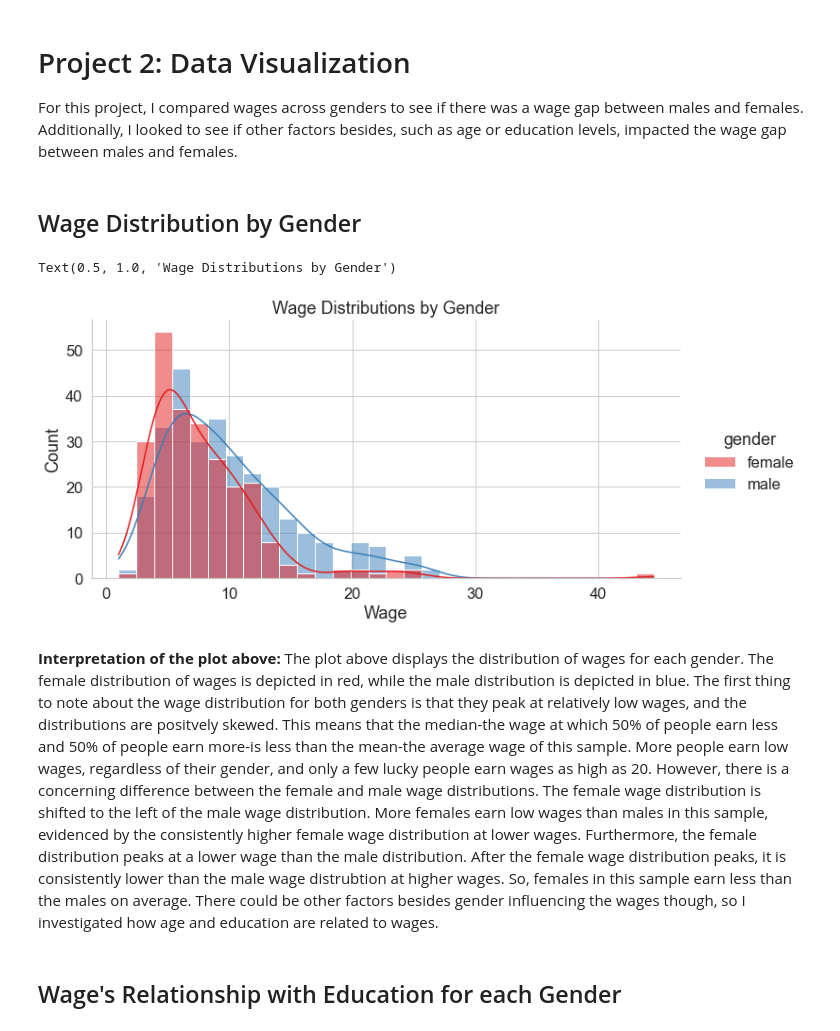
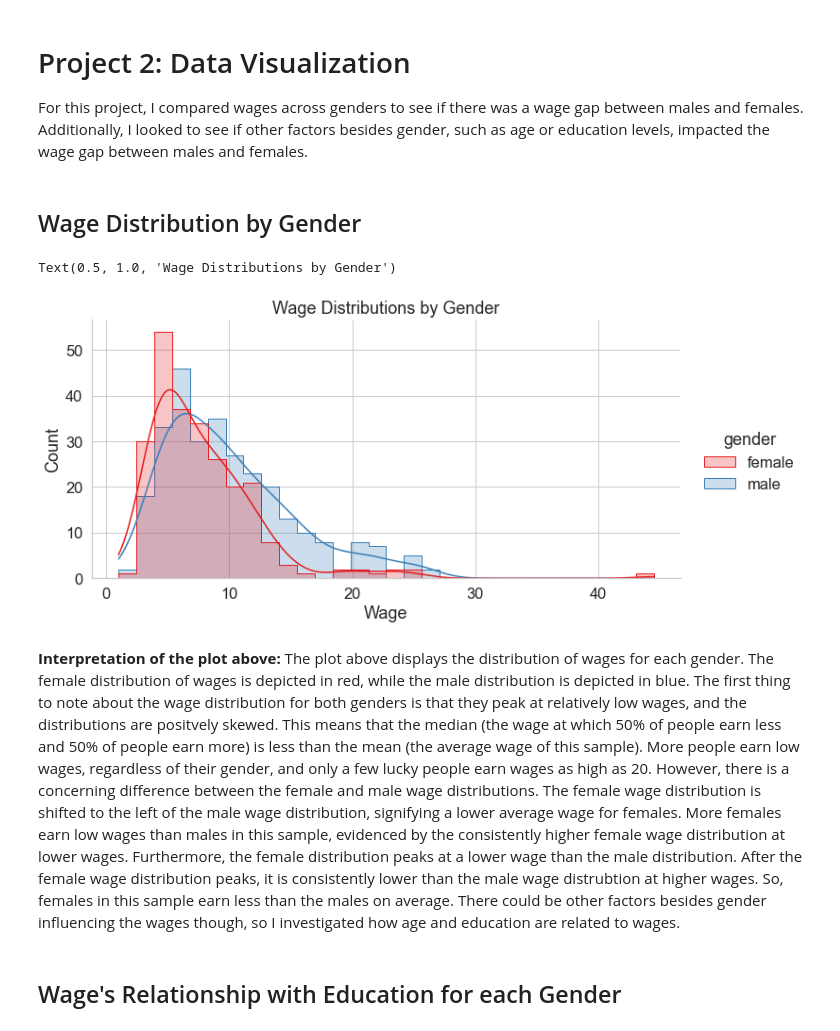
Before and after one commit to kzapalac/PythonTutorials, a Jupyter notebook: project2/Project2FinalReport.ipynb, the cells around one changed output. Saved outputs shown, nothing was run; the diff lists cells and outputs as text; code cells hidden in the pictures.

Commit message:
I made a few stylistic changes and revised my explanations of the graphs.

```diff
--- a/project2/Project2FinalReport.ipynb
+++ b/project2/Project2FinalReport.ipynb
@@ -1,6 +1,6 @@
 # %% [markdown]
 # Project 2: Data Visualization
-For this project, I compared wages across genders to see if there was a wage gap between males and females. Additionally, I looked to see if other factors besides, such as age or education levels, impacted the wage gap between males and females.
+For this project, I compared wages across genders to see if there was a wage gap between males and females. Additionally, I looked to see if other factors besides gender, such as age or education levels, impacted the wage gap between males and females.
 # %%
 import numpy as np
 import pandas as pd
@@ -16,16 +16,16 @@ sns.set_style('whitegrid') #adding gridlines to the background of my plots
 sns.set_context('notebook', font_scale=1.5) #changing the font size of my plots
 # %%
 sns.displot(md, x="wage", hue="gender", kind="hist", kde=True,
-            palette='Set1', height=5, aspect=2)
+            palette='Set1', height=5, aspect=2, element='step')
 plt.xlabel("Wage")
 plt.title("Wage Distributions by Gender")
 # %% [output]
 Text(0.5, 1.0, 'Wage Distributions by Gender')
-[figure, old version]
+[figure, new version]
 # %% [markdown]
 **Interpretation of the plot above:**
 The plot above displays the distribution of wages for each gender. The female distribution of wages is depicted in red, while the male distribution is depicted in blue.
-The first thing to note about the wage distribution for both genders is that they peak at relatively low wages, and the distributions are positvely skewed. This means that the median-the wage at which 50% of people earn less and 50% of people earn more-is less than the mean-the average wage of this sample. More people earn low wages, regardless of their gender, and only a few lucky people earn wages as high as 20. However, there is a concerning difference between the female and male wage distributions. The female wage distribution is shifted to the left of the male wage distribution.
+The first thing to note about the wage distribution for both genders is that they peak at relatively low wages, and the distributions are positvely skewed. This means that the median (the wage at which 50% of people earn less and 50% of people earn more) is less than the mean (the average wage of this sample). More people earn low wages, regardless of their gender, and only a few lucky people earn wages as high as 20. However, there is a concerning difference between the female and male wage distributions. The female wage distribution is shifted to the left of the male wage distribution, signifying a lower average wage for females.
 More females earn low wages than males in this sample, evidenced by the consistently higher female wage distribution at lower wages. Furthermore, the female distribution peaks at a lower wage than the male distribution. After the female wage distribution peaks, it is consistently lower than the male wage distrubtion at higher wages. So, females in this sample earn less than the males on average. There could be other factors besides gender influencing the wages though, so I investigated how age and education are related to wages.
 # %% [markdown]
 ## Wage's Relationship with Education for each Gender
```
Also changed, not shown: parts of 2 cells of this notebook, 1 other file.
